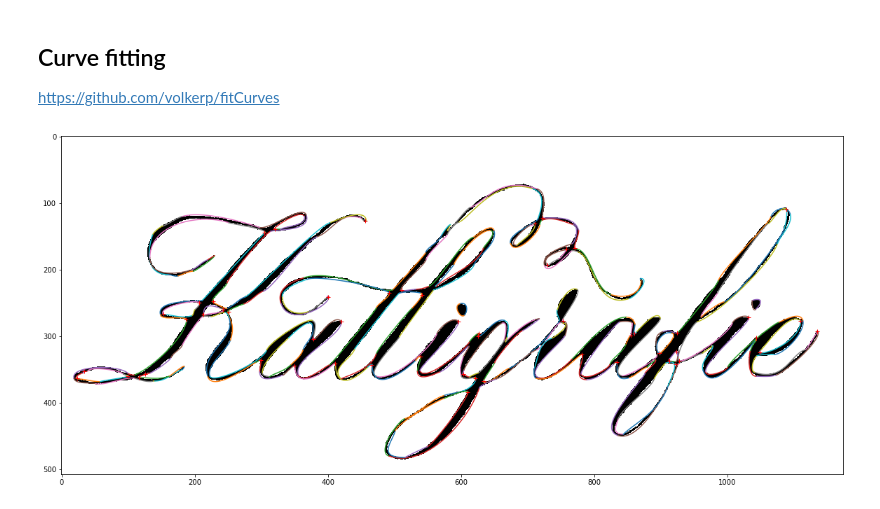
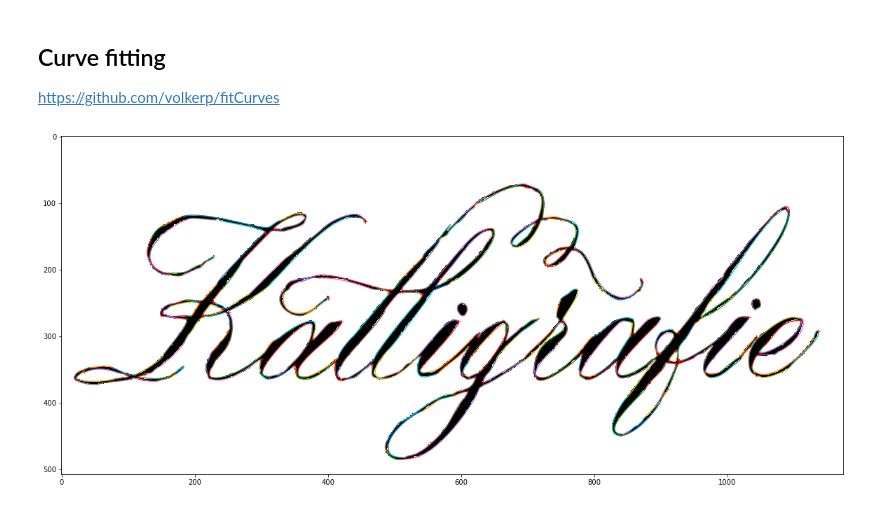
Before and after one commit to wechtits19/calligraphy-vectorization, a Jupyter notebook: test.ipynb, the cells around one changed output. Drawn from its saved outputs; the diff is of its cells as text; code cells hidden in the pictures.

Commit message:
Extend fitCurves to support more parameter tuning

```diff
--- a/test.ipynb
+++ b/test.ipynb
@@ -167,14 +167,17 @@ all_contours = np.array([y_vals,x_vals])
 #print(all_contours)
 
 # Move coordinates onto contour
+corrected_corners = []
 for coord in corner_coords:
     distances = np.sqrt((all_contours[0] - coord[0]) ** 2 + (all_contours[1] - coord[1]) ** 2)
-    coord = np.argmin(distances)
+    corrected_corners.append(all_contours[:,np.argmin(distances)])
+
+corrected_corners = np.array(corrected_corners)
 
 fig, ax = plt.subplots()
 ax.imshow(contour_img, alpha=0) # for shape of plot
 ax.plot(all_contours[1], all_contours[0], linestyle='none', marker=',')
-ax.plot(corner_coords[:, 1], corner_coords[:, 0], antialiased=False, marker='.', linestyle='none')
+ax.plot(corrected_corners[:, 1], corrected_corners[:, 0], antialiased=False, marker='.', linestyle='none')
 plt.show()
 # %% [output]
 [figure]
@@ -183,16 +186,16 @@ plt.show()
 # %%
 def split_contour_by_corners(contour, corners):
     segments = []
-    first_segmentation_index = nan
+    first_segmentation_index = np.nan
     last_segmentation_index = 0
-    for i, pixel in enumerate(np.int32(contour)):
+    for i, pixel in enumerate(contour):
         for j, corner in enumerate(corners):
             #print(corner[0], pixel[0], corner[1], pixel[1])
             if corner[0] == pixel[0] and corner[1] == pixel[1]:
                 new_row = contour[last_segmentation_index:(i + 1)]
                 segments.append(new_row)
                 last_segmentation_index = i
-                if first_segmentation_index == nan:
+                if first_segmentation_index == np.nan:
                     first_segmentation_index = i
 
     if len(segments) > 1 and first_segmentation_index != 0:
@@ -207,7 +210,7 @@ def split_contour_by_corners(contour, corners):
 
 contours_in_segments = []
 for contour in contours:
-    contours_in_segments.append(split_contour_by_corners(contour, corner_coords))
+    contours_in_segments.append(split_contour_by_corners(contour, corrected_corners))
 
 
 #contours_in_segments
@@ -224,7 +227,10 @@ https://github.com/volkerp/fitCurves
 from bezier import *
 from fitCurves import *
 
-maxError = 10
+maxError = 3
+# Also added in library option to choose
+splitError = 30
+minIterationsBeforeSplit = 10
 
 fig, ax = plt.subplots()
 ax.imshow(cleaned_image, cmap=plt.cm.gray, interpolation='nearest')
@@ -244,7 +250,7 @@ for contour in contours_in_segments:
         points = segment
         #print(points)
 
-        beziers = fitCurve(points, maxError)
+        beziers = fitCurve(points, maxError, splitError, minIterationsBeforeSplit)
         #print(beziers)
 
         for j, bez in enumerate(beziers):
@@ -260,34 +266,34 @@ for contour in contours_in_segments:
                     y1=bez[1, 0],
                     x2=bez[2, 1],
                     y2=bez[2, 0],
                     x3=bez[3, 1],
                     y3=bez[3, 0]
                 )
             else:
                 svg_path += ', {x1},{y1}, {x2},{y2}, {x3},{y3}'.format(
                     x1=bez[1, 1],
                     y1=bez[1, 0],
                     x2=bez[2, 1],
                     y2=bez[2, 0],
                     x3=bez[3, 1],
                     y3=bez[3, 0]
                 )
 
             curve = []
             for t in np.linspace(0, 1, 50):
                 curve.append(bezier.q(bez, t))
 
             curve = np.stack(curve)
             ax.plot(curve[:, 1], curve[:, 0])
 
-    path_string += f'{svg_path}\n'
+    path_string += f'{svg_path}Z\n'
 
 
-ax.plot(corner_coords[:, 1], corner_coords[:, 0], 'r+')
+ax.plot(corrected_corners[:, 1], corrected_corners[:, 0], 'r+')
 
 
-#plt.savefig('asdf.png', dpi=1200)
+plt.savefig('test-files/modFitCurves.png', dpi=1200)
 SVG.add_path_element(svg_file, path_string)
 SVG.save_file(svg_file)
 # %% [output]
-[figure, old version]
+[figure, new version]
```
Also changed, not shown: parts of 2 cells of this notebook, 1 other file.
